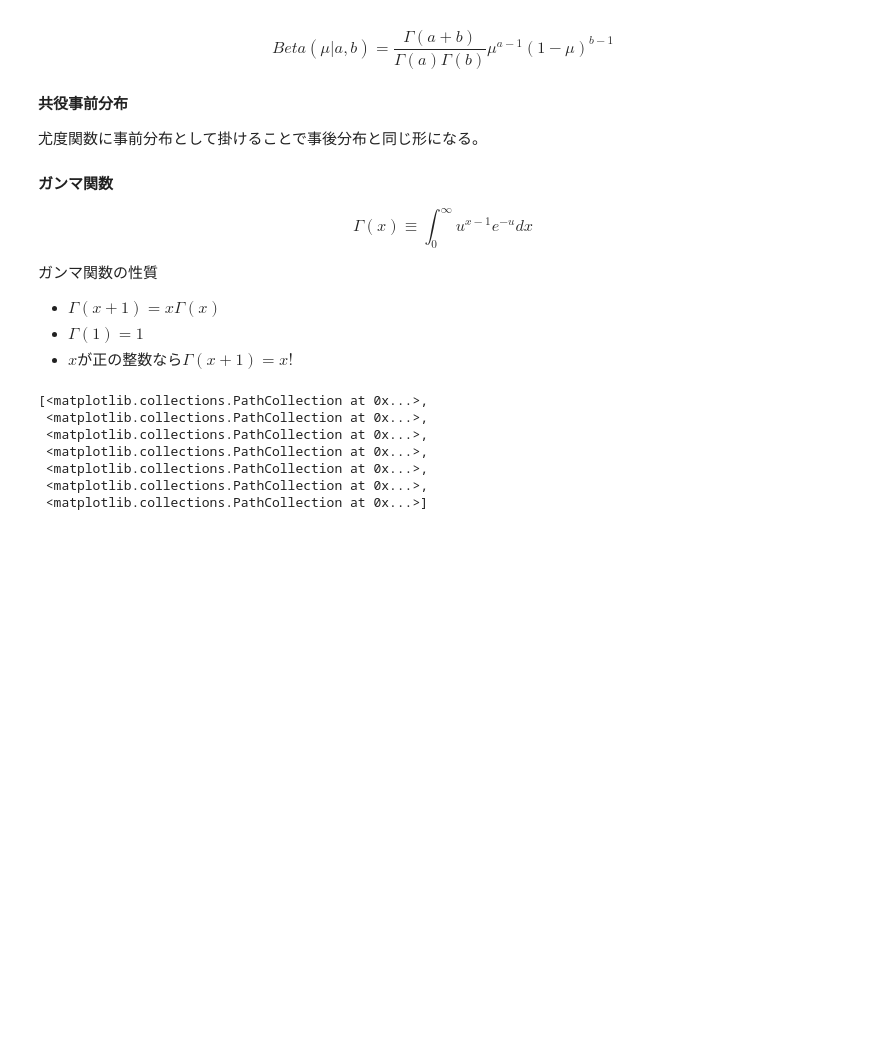
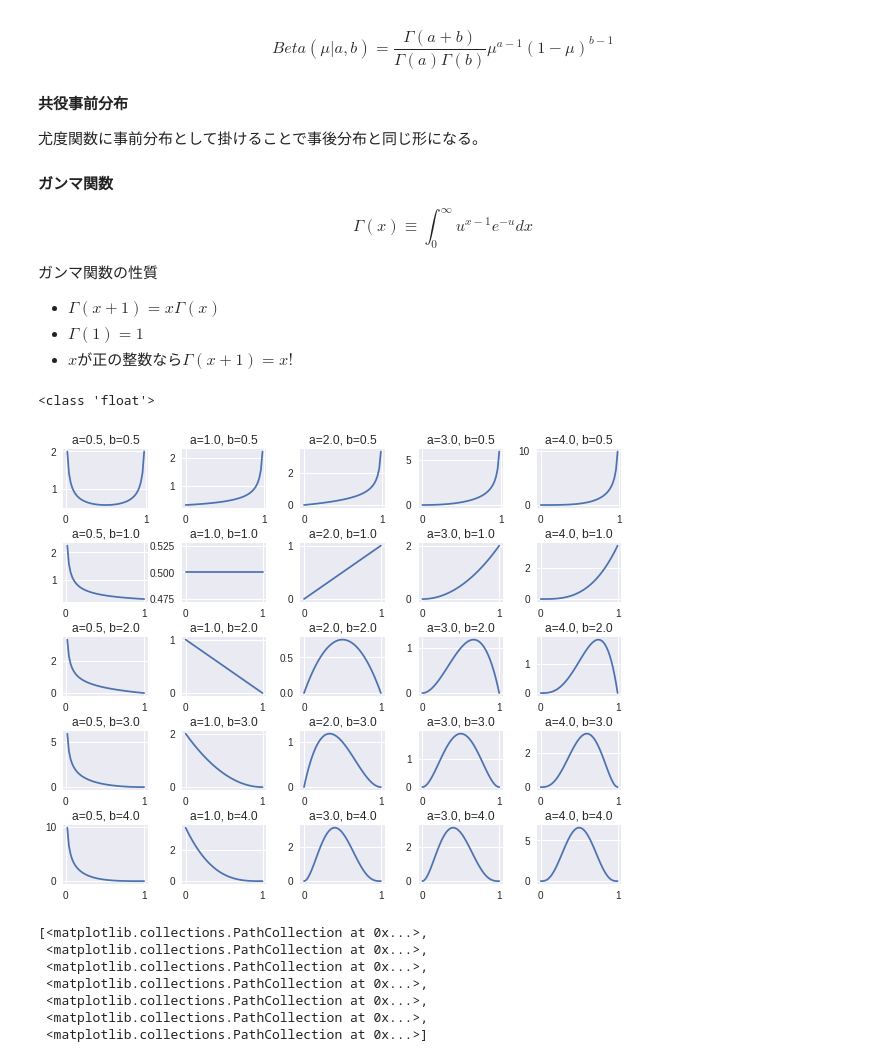
Before and after one commit to msnaru/PRML, a Jupyter notebook: scr/PRML2_1_1.ipynb, the cells around one changed output. Saved outputs shown, nothing was run; the diff lists cells and outputs as text; code cells hidden in the pictures; blank space fills up the shorter version.

Commit message:
ベータ分布のプロットを追加

```diff
--- a/scr/PRML2_1_1.ipynb
+++ b/scr/PRML2_1_1.ipynb
@@ -22,6 +22,41 @@ Beta(\mu|a,b) =  \frac{\Gamma(a+b)}{\Gamma(a)\Gamma(b)}\mu^{a-1}(1-\mu)^{b-1}\en
 + $\Gamma(x+1) = x\Gamma(x)$
 + $\Gamma(1) = 1$
 + $x$が正の整数なら$\Gamma(x+1)=x!$
+# %%
+# ベータ分布
+
+import math
+import numpy as np
+import matplotlib.pyplot as plt
+
+params = [(0.5, 0.5), (1., 0.5), (2., 0.5), (3., 0.5), (4., 0.5),
+          (0.5, 1.), (1., 1.), (2., 1.), (3., 1.), (4., 1.),
+          (0.5, 2.), (1., 2.), (2., 2.), (3., 2.), (4., 2.),
+          (0.5, 3.), (1., 3.), (2., 3.), (3., 3.), (4., 3.),
+          (0.5, 4.), (1., 4.), (3., 4.), (3., 4.), (4., 4.)
+         ]
+
+fig,axes = plt.subplots(nrows=5,ncols=5,figsize=(10,8))
+fig.subplots_adjust(wspace=0.4, hspace=0.6)
+
+
+def func_beta(a, b):
+  mus = np.linspace(0, 1, 50)
+  C = math.gamma(a + b) / (math.gamma(a) + math.gamma(b))
+  beta = [C * mu ** (a - 1) * (1- mu) ** (b - 1) for mu in mus]
+
+  axes[i, j].plot(mu, beta)
+  axes[i, j].set_title("a=" + str(a) + ", b=" + str(b))
+
+
+print(type(params[1][0]))
+
+for i in range(5):
+  for j in range(5):
+    func_beta(params[i * 5 + j][0], params[i * 5 + j][1])
+# %% [output]
+<class 'float'>
+[figure, added]
 # %%
 # ガンマ関数
 
```
